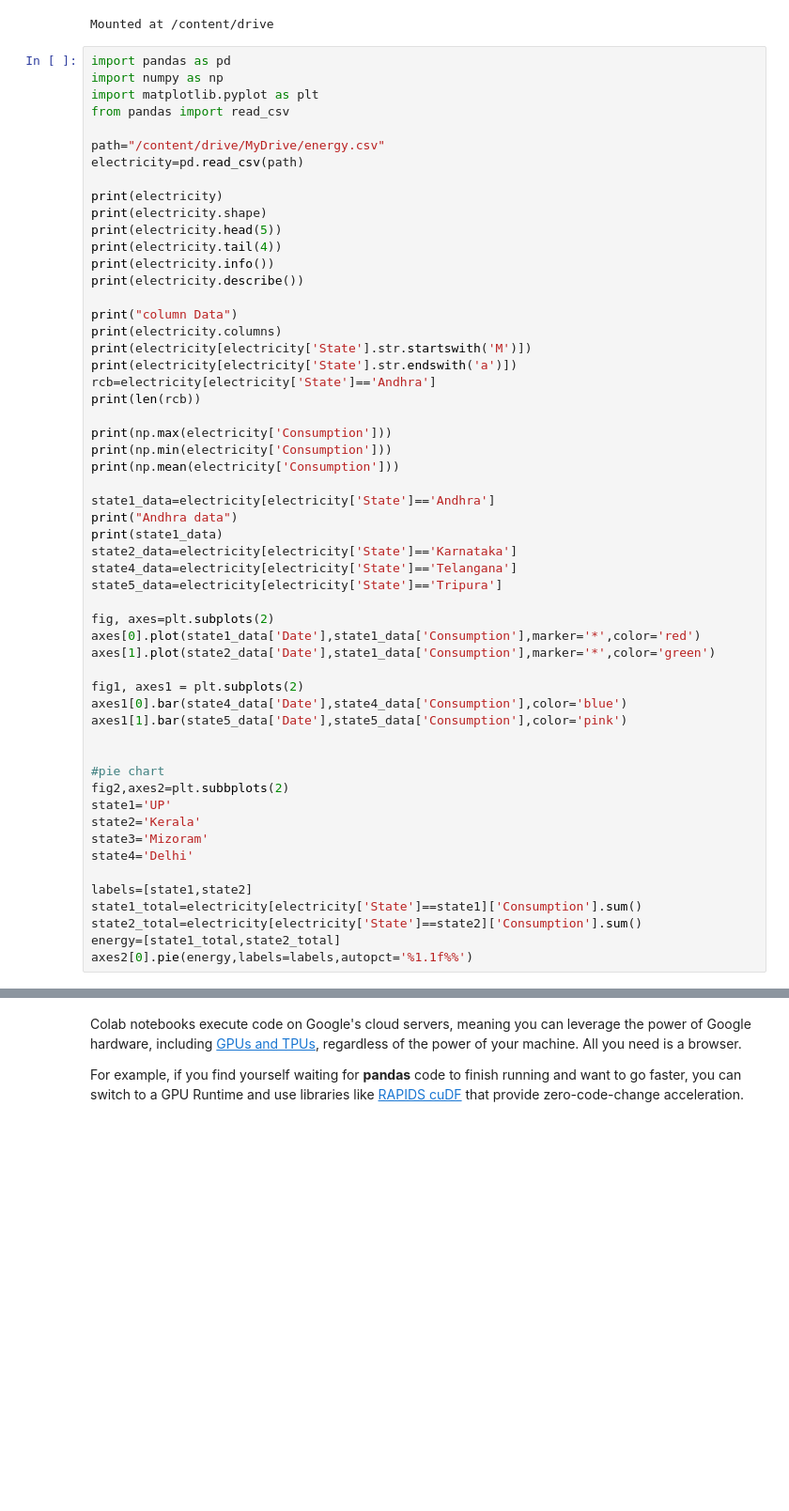
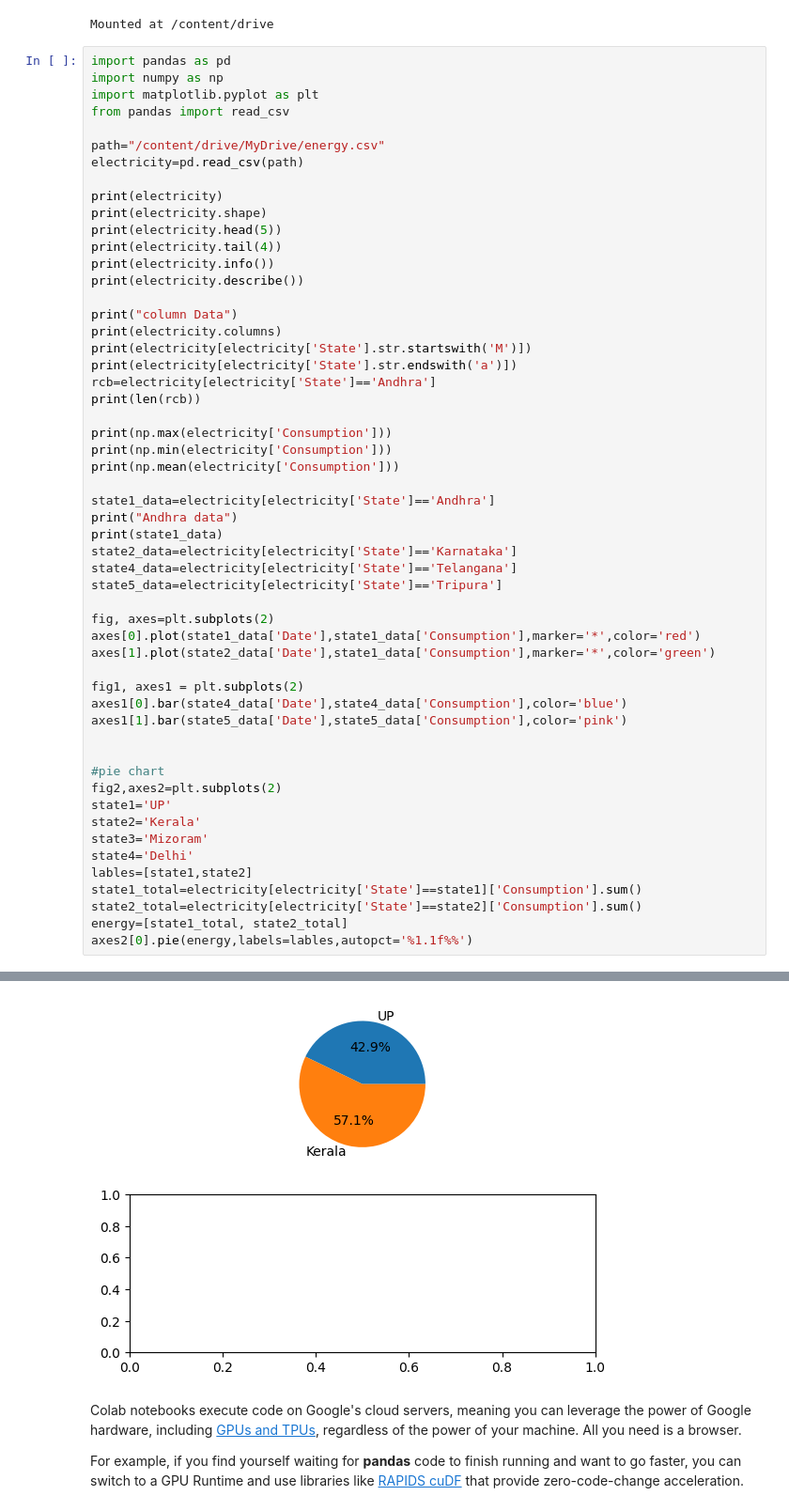
Before and after one commit to manojdontha/data-science-project-1, a Jupyter notebook: Copy_of_Welcome_To_Colab.ipynb, the cells around one changed output, grey strips where cells are left out. Shown at 94% size. Cells and saved outputs as stored; diff of their text form; blank space fills up the shorter version.

```diff
--- a/Copy_of_Welcome_To_Colab.ipynb
+++ b/Copy_of_Welcome_To_Colab.ipynb
@@ -128,17 +128,16 @@ axes1[1].bar(state5_data['Date'],state5_data['Consumption'],color='pink')
 
 
 #pie chart
-fig2,axes2=plt.subbplots(2)
+fig2,axes2=plt.subplots(2)
 state1='UP'
 state2='Kerala'
 state3='Mizoram'
 state4='Delhi'
-
-labels=[state1,state2]
+lables=[state1,state2]
 state1_total=electricity[electricity['State']==state1]['Consumption'].sum()
 state2_total=electricity[electricity['State']==state2]['Consumption'].sum()
-energy=[state1_total,state2_total]
-axes2[0].pie(energy,labels=labels,autopct='%1.1f%%')
+energy=[state1_total, state2_total]
+axes2[0].pie(energy,labels=lables,autopct='%1.1f%%')
 # %% [output]
           Date        State  Consumption
 0   01-01-2024    Tamilnadu       347.25
@@ -161,5 +165,6 @@ AttributeError: module 'matplotlib.pyplot' has no attribute 'subbplots'
 [figure]
 [figure]
+[figure, added]
 # %% [markdown]
 Colab notebooks execute code on Google's cloud servers, meaning you can leverage the power of Google hardware, including [GPUs and TPUs](#using-accelerated-hardware), regardless of the power of your machine. All you need is a browser.
 
```
Also changed, not shown: parts of 1 cell of this notebook.
